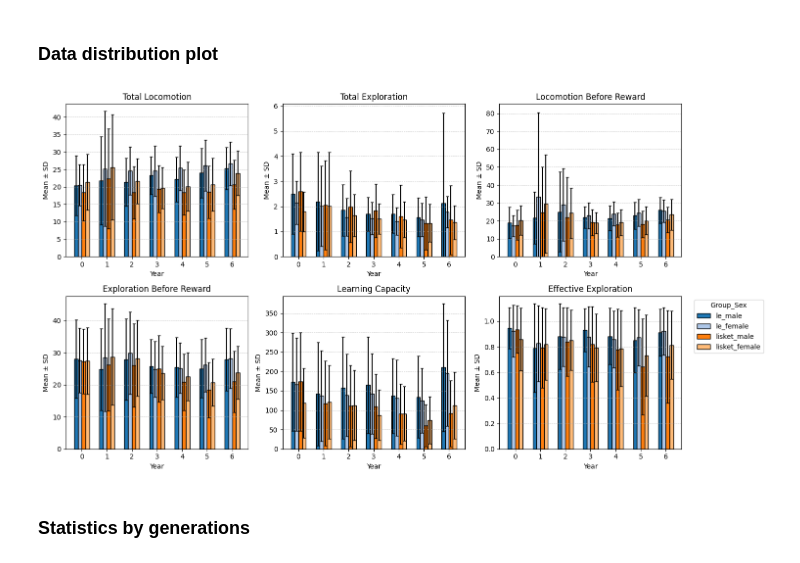
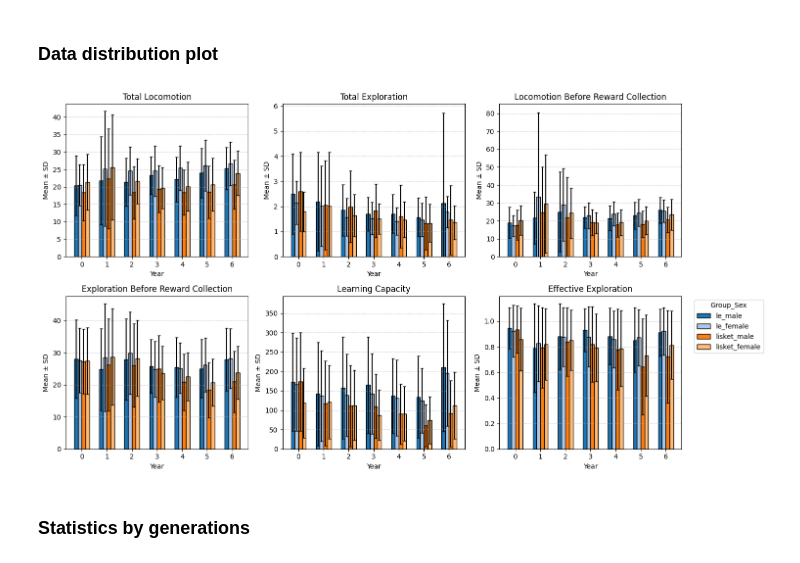
Before and after one commit to korosig/Patkanyok, a Jupyter notebook: base_stats.ipynb, the cells around one changed output. Cells and saved outputs as stored; diff of their text form; code cells hidden in the pictures.

```diff
--- a/base_stats.ipynb
+++ b/base_stats.ipynb
@@ -55,8 +56,8 @@ df_clean['Group_Sex'] = df_clean['GR_Gender'].str.lower()
 features = {
     'LOCO_TOT': 'Total Locomotion',
     'Expl_E_I_TOT_Loco_ratio': 'Total Exploration',
-    'LOCO_BEF': 'Locomotion Before Reward',
-    'Expl_E_I_BEF_Nr': 'Exploration Before Reward',
+    'LOCO_BEF': 'Locomotion Before Reward Collection',
+    'Expl_E_I_BEF_Nr': 'Exploration Before Reward Collection',
     'L_C': 'Learning Capacity',
     'E_E': 'Effective Exploration'
 }
@@ -72,34 +73,34 @@ plot_groups = list(color_palette.keys())
 
 # Prepare figure
 fig, axes = plt.subplots(2, 3, figsize=(15, 8))
 axes = axes.flatten()
 
 # Draw color version of 6 feature-wise plots
 for ax, (feature, title) in zip(axes, features.items()):
     summary = df_clean.groupby(['Year', 'Group_Sex'])[feature].agg(['mean', 'std']).reset_index()
     years = sorted(df_clean['Year'].dropna().unique())
     width = 0.15
 
     for i, group in enumerate(plot_groups):
         group_data = summary[summary['Group_Sex'] == group]
         x = np.array(group_data['Year']) + (i - 1.5) * width
         ax.bar(x, group_data['mean'], width=width,
                yerr=group_data['std'], capsize=2,
                color=color_palette[group],
                edgecolor='black', label=group)
     ax.set_title(title)
     ax.set_xlabel("Year")
     ax.set_ylabel("Mean ± SD")
     ax.set_xticks(years)
     ax.set_xticklabels(years)
     ax.set_ylim(bottom=0)
     ax.grid(axis='y', linestyle='--', linewidth=0.5)
 
 axes[-1].legend(title="Group_Sex", bbox_to_anchor=(1.05, 1), loc='upper left')
 plt.tight_layout()
 plt.show()
 # %% [output]
-[figure, old version]
+[figure, new version]
 # %% [markdown]
 ### Statistics by generations
 # %%
```
Also changed, not shown: parts of 1 cell of this notebook, 6 other files.
